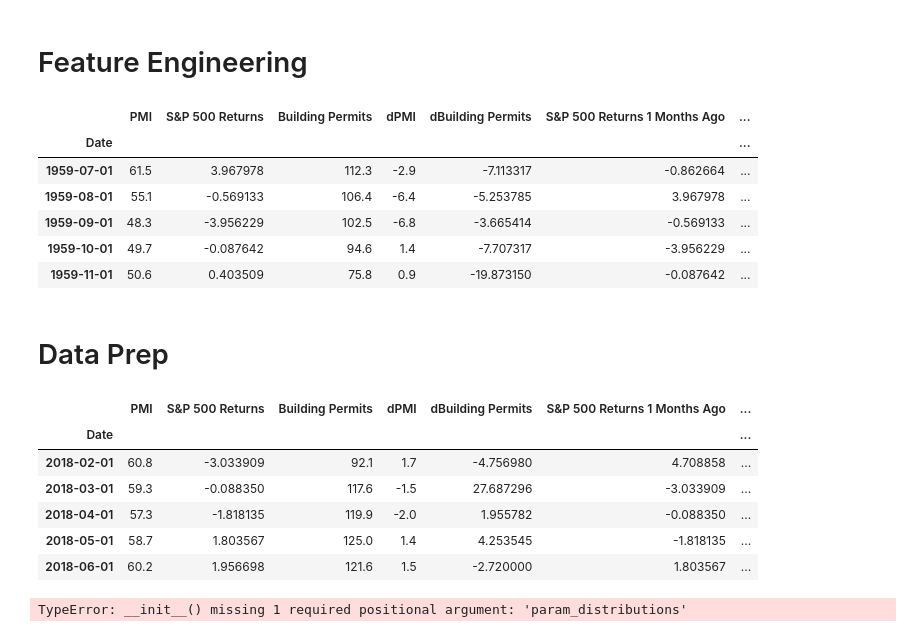
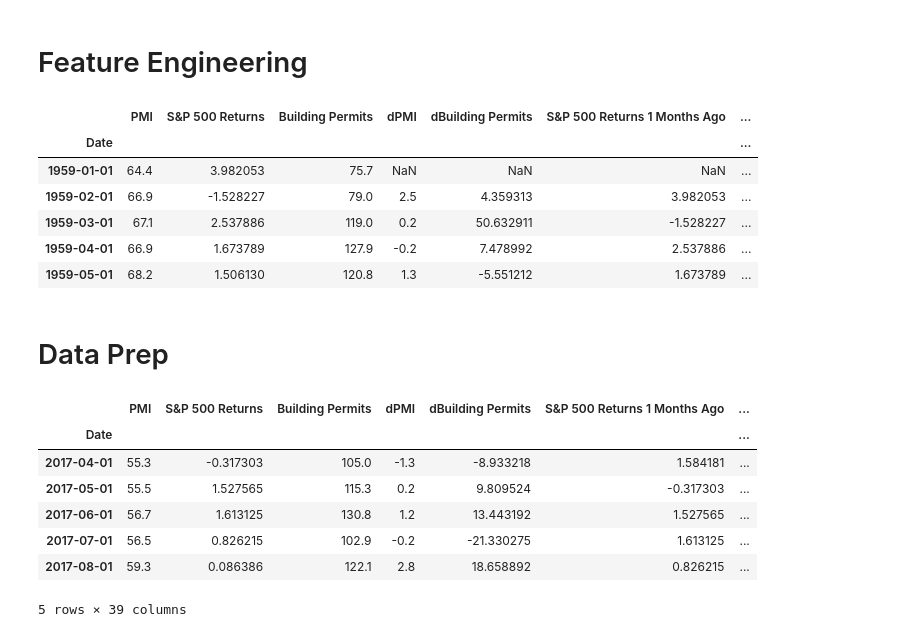
Before and after one commit to rawillis98/macroml, a Jupyter notebook: main.ipynb, the cells around one changed output. Saved outputs shown, nothing was run; the diff lists cells and outputs as text; code cells hidden in the pictures.

```diff
--- a/main.ipynb
+++ b/main.ipynb
@@ -55,36 +55,39 @@ data.head()
 # %%
 #Change in PMI
 data['dPMI'] = data['PMI'] - data['PMI'].shift(1)
 
 #Percent change in building permits
 data['dBuilding Permits'] = 100*(data['Building Permits'] - data['Building Permits'].shift(1))/data['Building Permits'].shift(1)
 
 #Previous n month's S&P 500 returns
-n = 6
+n = 12
 for i in range(1, n+1):
     data["S&P 500 Returns " + str(i) + " Months Ago"] = data["S&P 500 Returns"].shift(i)
-data = data.dropna()
 data.head()
 # %% [output]
 |  | PMI | S&P 500 Returns | Building Permits | dPMI | dBuilding Permits | S&P 500 Returns 1 Months Ago | ... |
 | Date |  |  |  |  |  |  | ... |
-| 1959-07-01 | 61.5 | 3.967978 | 112.3 | -2.9 | -7.113317 | -0.862664 | ... |
-| 1959-08-01 | 55.1 | -0.569133 | 106.4 | -6.4 | -5.253785 | 3.967978 | ... |
-| 1959-09-01 | 48.3 | -3.956229 | 102.5 | -6.8 | -3.665414 | -0.569133 | ... |
-| 1959-10-01 | 49.7 | -0.087642 | 94.6 | 1.4 | -7.707317 | -3.956229 | ... |
-| 1959-11-01 | 50.6 | 0.403509 | 75.8 | 0.9 | -19.873150 | -0.087642 | ... |
+| 1959-01-01 | 64.4 | 3.982053 | 75.7 | NaN | NaN | NaN | ... |
+| 1959-02-01 | 66.9 | -1.528227 | 79.0 | 2.5 | 4.359313 | 3.982053 | ... |
+| 1959-03-01 | 67.1 | 2.537886 | 119.0 | 0.2 | 50.632911 | -1.528227 | ... |
+| 1959-04-01 | 66.9 | 1.673789 | 127.9 | -0.2 | 7.478992 | 2.537886 | ... |
+| 1959-05-01 | 68.2 | 1.506130 | 120.8 | 1.3 | -5.551212 | 1.673789 | ... |
 # %% [markdown]
 # Data Prep
 # %%
 #Add Y vector
-data["S&P 500 Returns 1 Month Ahead"] = data["S&P 500 Returns"].shift(-1)
+n = 12
+for i in range(1, n):
+    data["S&P 500 Returns " + str(i) + " Months Ahead"] = data["S&P 500 Returns"].shift(-i)
+    data["S&P 500 Binary Returns " + str(i) + " Months Ahead"] = data["S&P 500 Returns"].shift(-i) > 0
 data = data.dropna()
 data.tail()
 # %% [output]
 |  | PMI | S&P 500 Returns | Building Permits | dPMI | dBuilding Permits | S&P 500 Returns 1 Months Ago | ... |
 | Date |  |  |  |  |  |  | ... |
-| 2018-02-01 | 60.8 | -3.033909 | 92.1 | 1.7 | -4.756980 | 4.708858 | ... |
-| 2018-03-01 | 59.3 | -0.088350 | 117.6 | -1.5 | 27.687296 | -3.033909 | ... |
-| 2018-04-01 | 57.3 | -1.818135 | 119.9 | -2.0 | 1.955782 | -0.088350 | ... |
-| 2018-05-01 | 58.7 | 1.803567 | 125.0 | 1.4 | 4.253545 | -1.818135 | ... |
-| 2018-06-01 | 60.2 | 1.956698 | 121.6 | 1.5 | -2.720000 | 1.803567 | ... |
+| 2017-04-01 | 55.3 | -0.317303 | 105.0 | -1.3 | -8.933218 | 1.584181 | ... |
+| 2017-05-01 | 55.5 | 1.527565 | 115.3 | 0.2 | 9.809524 | -0.317303 | ... |
+| 2017-06-01 | 56.7 | 1.613125 | 130.8 | 1.2 | 13.443192 | 1.527565 | ... |
+| 2017-07-01 | 56.5 | 0.826215 | 102.9 | -0.2 | -21.330275 | 1.613125 | ... |
+| 2017-08-01 | 59.3 | 0.086386 | 122.1 | 2.8 | 18.658892 | 0.826215 | ... |
+5 rows × 39 columns
@@ -104,10 +93,0 @@ x_train, x_test, y_train, y_test = train_test_split(rescaledX, Y, test_size = 0.
-# %%
-from sklearn.svm import SVR
-from sklearn.model_selection import RandomizedSearchCV
-model = SVR(kernel='rbf')
-param_dist = {'C':[1, 10, 100, 1000], 'epsilon':[0.01, 0.1, 1], 'shrinking':[False, True]}
-random_search = RandomizedSearchCV(model, n_iter = 10, cv=5)
-random_search.fit(x_train, y_train)
-random_search.score(x_test, y_test)
-# %% [output]
-TypeError: __init__() missing 1 required positional argument: 'param_distributions'
```
Also changed, not shown: parts of 9 cells of this notebook.
